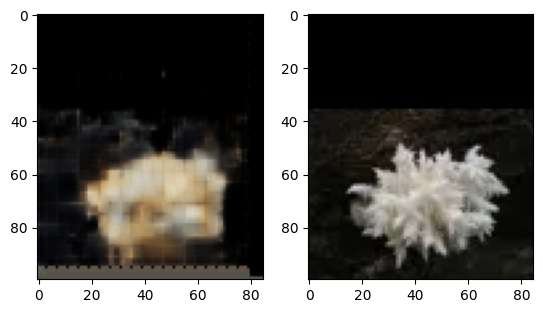
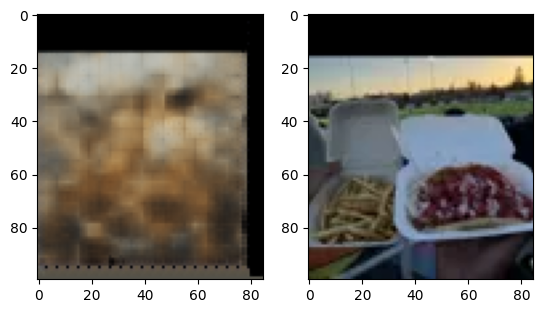
The change to this notebook cell's code, shown as a diff; its figure went from the first image to the second:
--- before
+++ after
@@ -1,4 +1,4 @@
 plt.figure(figsize=(12, 120))
-image_id = 2201#390
+image_id = 12#390
 #NOTE: tried running with nearly all data as training data after sending image on discord!
 #subplot(r,c) provide the no. of rows and columns
@@ -6,4 +6,4 @@
 
 # use the created array to output your multiple images. In this case I have stacked 4 images vertically
-axarr[0].imshow(check_encoder(image_id, image_train)[0])
-axarr[1].imshow(check_encoder(image_id, image_train)[1])
+axarr[0].imshow(check_encoder(image_id, image_test)[0])
+axarr[1].imshow(check_encoder(image_id, image_test)[1])

Commit: Update Chris variational auto encoder.ipynb